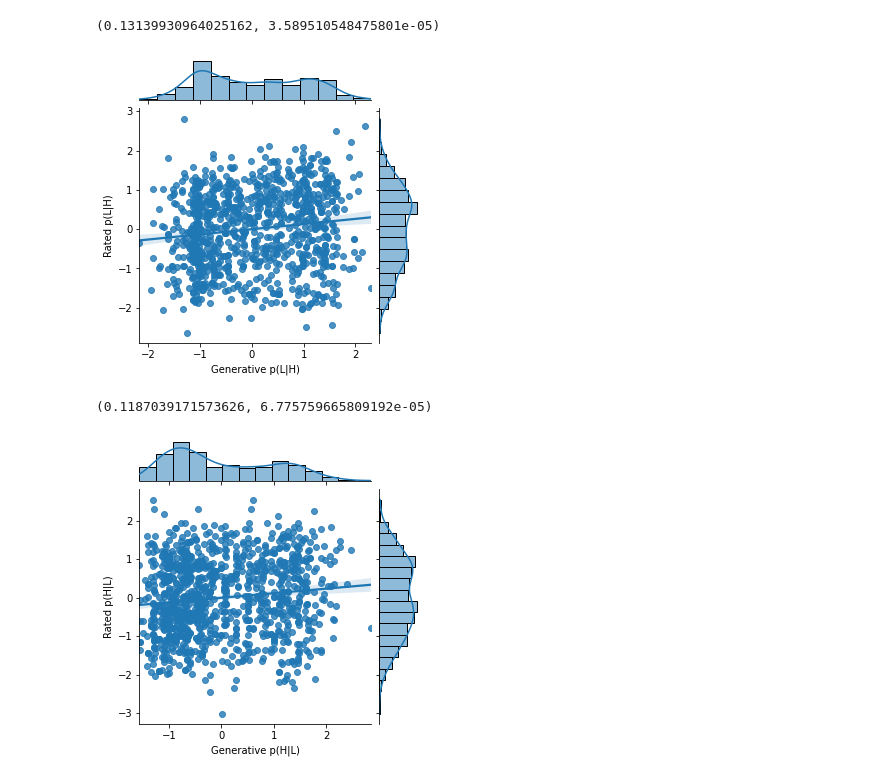
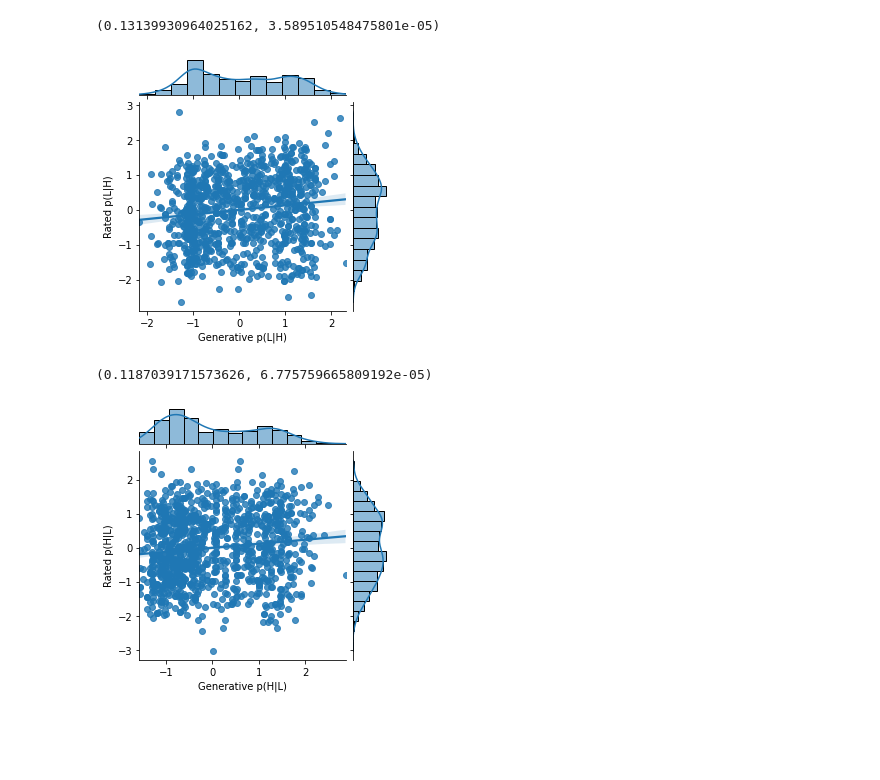
Before and after one commit to syzhang/tsl_hbi, a Jupyter notebook: behavioural/plot_behav.ipynb, the cells around one changed output. Drawn from its saved outputs; the diff is of its cells as text; code cells hidden in the pictures; blank space fills up the shorter version.

```diff
--- a/behavioural/plot_behav.ipynb
+++ b/behavioural/plot_behav.ipynb
@@ -26,11 +26,11 @@ stats.pearsonr(dfm11['Generative p(L|H)'], dfm11['Rated p(L|H)'])
 (0.13139930964025162, 3.589510548475801e-05)
 # %%
 g = sns.jointplot(data=dfm11, x='Generative p(L|H)', y='Rated p(L|H)', kind='reg')#color="#4CB391",
-g.fig.set_figwidth(4.5)
-g.fig.set_figheight(4.5)
+g.fig.set_figwidth(4)
+g.fig.set_figheight(4)
 plt.savefig('./figs/p1g2.png', bbox_inches='tight')
 # %% [output]
-[figure, old version]
+[figure, new version]
 # %%
 # sns.lmplot(data=dfna, x='gen_p1g2', y='obs_p1g2', hue='subject')
 # %%
@@ -44,8 +44,8 @@ stats.pearsonr(dfm22['Generative p(H|L)'], dfm22['Rated p(H|L)'])
 (0.1187039171573626, 6.775759665809192e-05)
 # %%
 g = sns.jointplot(data=dfm22, x='Generative p(H|L)', y='Rated p(H|L)', kind='reg')#color="#4CB391",
-g.fig.set_figwidth(4.5)
-g.fig.set_figheight(4.5)
+g.fig.set_figwidth(4)
+g.fig.set_figheight(4)
 plt.savefig('./figs/p2g1.png', bbox_inches='tight')
 # %% [output]
-[figure, old version]
+[figure, new version]
```
Also changed, not shown: parts of 5 cells of this notebook, 3 other files.
